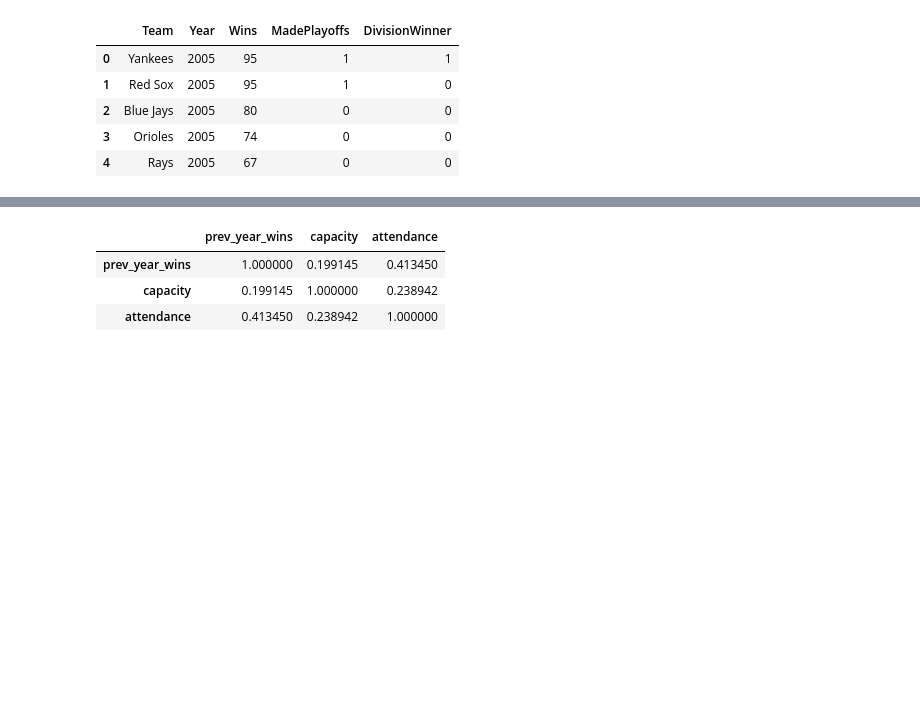
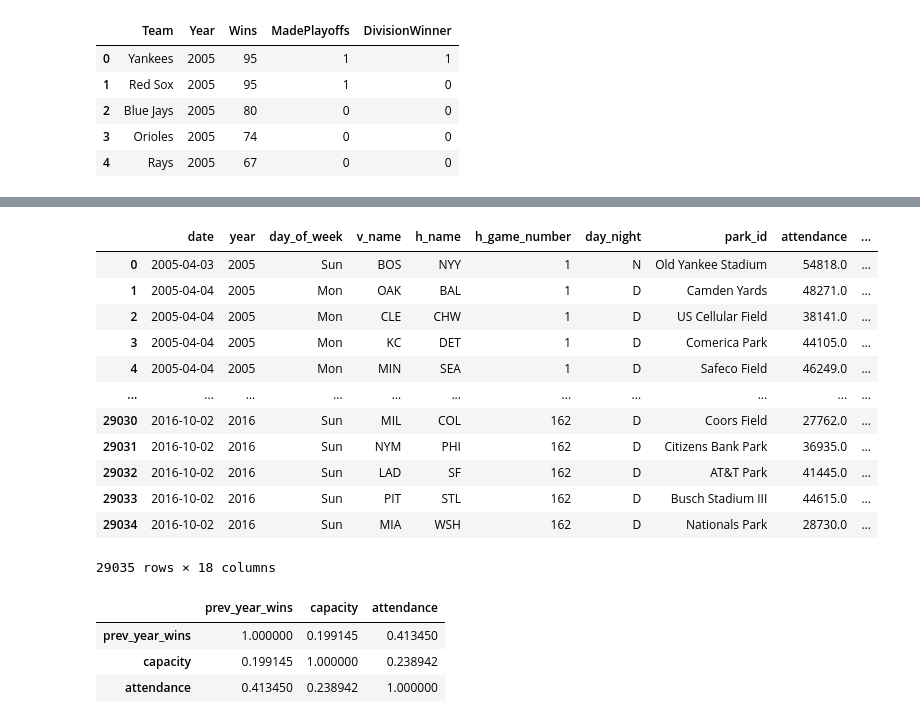
Before and after one commit to tmarchok1/DS440_project, a Jupyter notebook: DS_440code.ipynb, the cells around one changed output, grey strips where cells are left out. Drawn from its saved outputs; the diff is of its cells as text; code cells hidden in the pictures; blank space fills up the shorter version.

```diff
--- a/DS_440code.ipynb
+++ b/DS_440code.ipynb
@@ -357,0 +356,23 @@ glogs_wcp.to_csv("glogs_wcp.csv", index=False)
+# %%
+# Drop unnecessary columns
+glogs_wcp = glogs_wcp.drop(columns=['v_league', 'v_game_number', 'h_league', 'v_score', 'h_score', 'Team'])
+
+glogs_wcp.columns = ['date', 'year', 'day_of_week', 'v_name',
+       'h_name', 'h_game_number', 'day_night', 'park_id', 'attendance', 'week',
+       'location', 'temp', 'precip', 'home team', 'capacity', 'prev_year_wins',
+       'made_playoffs', 'won_division']
+glogs_wcp
+# %% [output]
+|  | date | year | day_of_week | v_name | h_name | h_game_number | day_night | park_id | attendance | ... |
+| 0 | 2005-04-03 | 2005 | Sun | BOS | NYY | 1 | N | Old Yankee Stadium | 54818.0 | ... |
+| 1 | 2005-04-04 | 2005 | Mon | OAK | BAL | 1 | D | Camden Yards | 48271.0 | ... |
+| 2 | 2005-04-04 | 2005 | Mon | CLE | CHW | 1 | D | US Cellular Field | 38141.0 | ... |
+| 3 | 2005-04-04 | 2005 | Mon | KC | DET | 1 | D | Comerica Park | 44105.0 | ... |
+| 4 | 2005-04-04 | 2005 | Mon | MIN | SEA | 1 | D | Safeco Field | 46249.0 | ... |
+| ... | ... | ... | ... | ... | ... | ... | ... | ... | ... | ... |
+| 29030 | 2016-10-02 | 2016 | Sun | MIL | COL | 162 | D | Coors Field | 27762.0 | ... |
+| 29031 | 2016-10-02 | 2016 | Sun | NYM | PHI | 162 | D | Citizens Bank Park | 36935.0 | ... |
+| 29032 | 2016-10-02 | 2016 | Sun | LAD | SF | 162 | D | AT&T Park | 41445.0 | ... |
+| 29033 | 2016-10-02 | 2016 | Sun | PIT | STL | 162 | D | Busch Stadium III | 44615.0 | ... |
+| 29034 | 2016-10-02 | 2016 | Sun | MIA | WSH | 162 | D | Nationals Park | 28730.0 | ... |
+29035 rows × 18 columns
```
Also changed, not shown: parts of 6 cells of this notebook, 1 other file.
